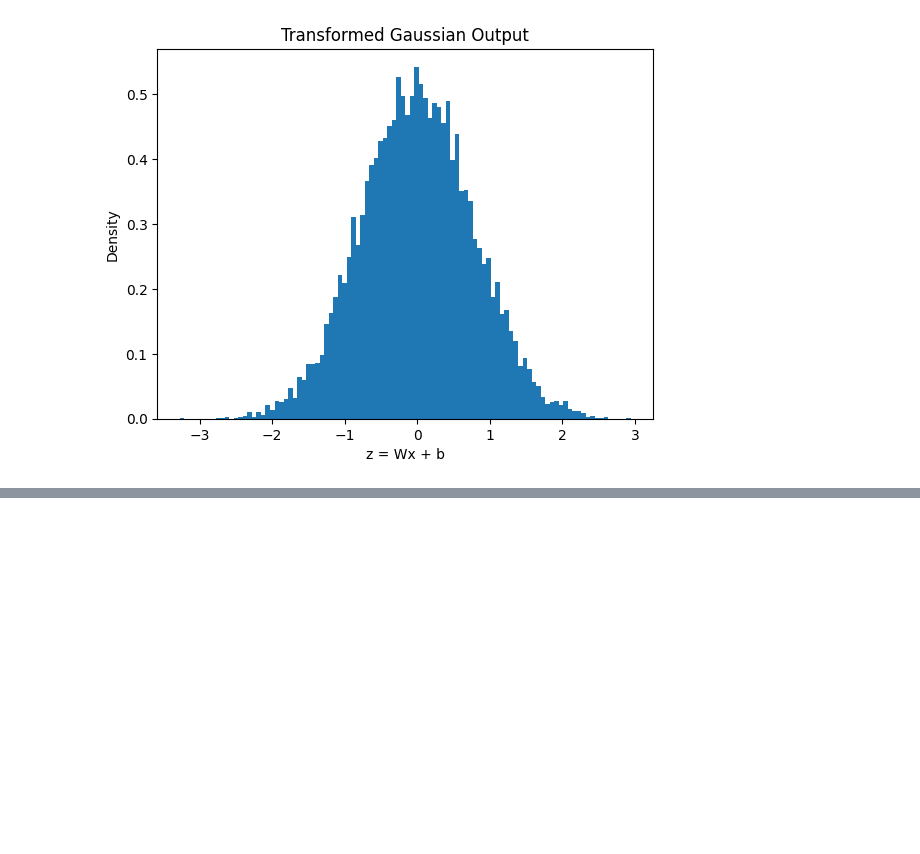
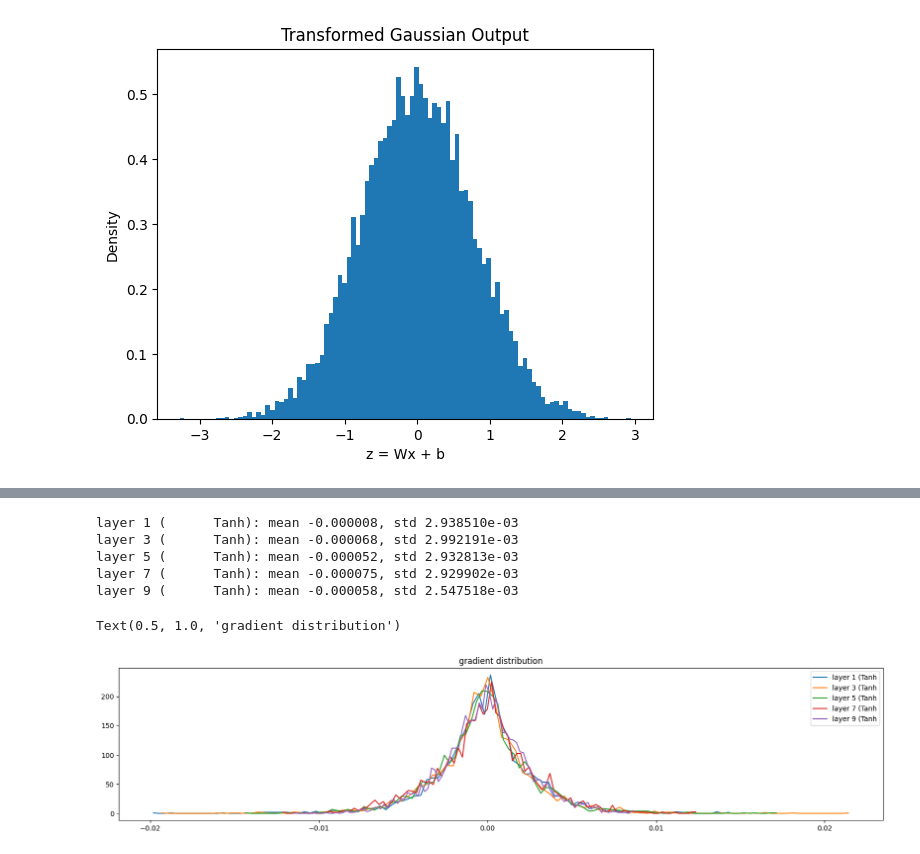
Before and after one commit to Haseebasif7/Bigram-Character-Model, a Jupyter notebook: batchnorm.ipynb, the cells around one changed output, grey strips where cells are left out. Drawn from its saved outputs; the diff is of its cells as text; code cells hidden in the pictures; blank space fills up the shorter version.

```diff
--- a/batchnorm.ipynb
+++ b/batchnorm.ipynb
@@ -286,0 +455,20 @@ Mean: 0.00, Std: 0.77
+# %%
+plt.figure(figsize=(20, 4)) # width and height of the plot
+legends = []
+for i, layer in enumerate(layers[:-1]): # note: exclude the output layer
+  if isinstance(layer, Tanh):
+    t = layer.out.grad
+    print('layer %d (%10s): mean %+f, std %e' % (i, layer.__class__.__name__, t.mean(), t.std()))
+    hy, hx = torch.histogram(t, density=True)
+    plt.plot(hx[:-1].detach(), hy.detach())
+    legends.append(f'layer {i} ({layer.__class__.__name__}')
+plt.legend(legends);
+plt.title('gradient distribution')
+# %% [output]
+layer 1 (      Tanh): mean -0.000008, std 2.938510e-03
+layer 3 (      Tanh): mean -0.000068, std 2.992191e-03
+layer 5 (      Tanh): mean -0.000052, std 2.932813e-03
+layer 7 (      Tanh): mean -0.000075, std 2.929902e-03
+layer 9 (      Tanh): mean -0.000058, std 2.547518e-03
+Text(0.5, 1.0, 'gradient distribution')
+[figure, added]
```
Also changed, not shown: parts of 13 cells of this notebook.
